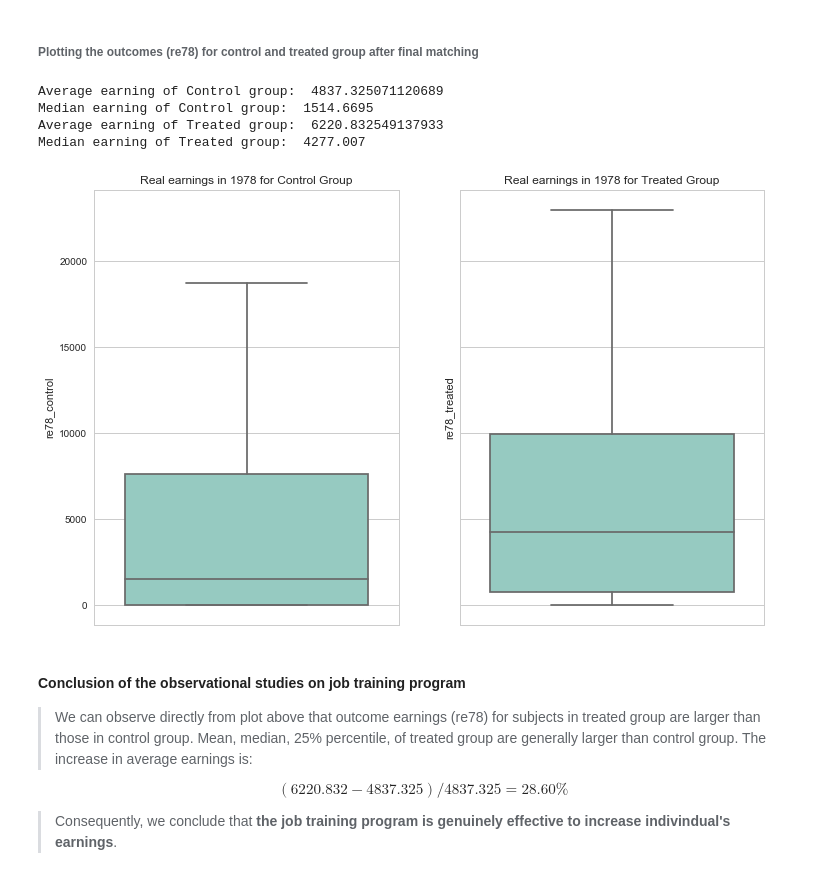
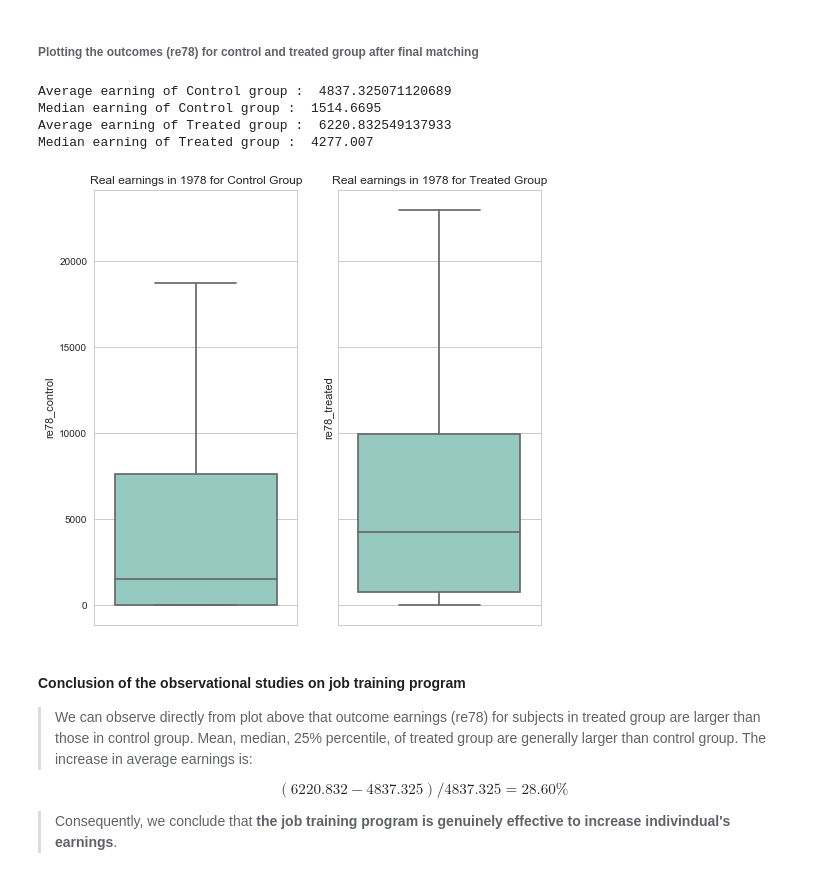
Before and after one commit to sanadhis/ADA-2017, a Jupyter notebook: 04 - Applied ML/Homework04.ipynb, the cells around one changed output. Saved outputs shown, nothing was run; the diff lists cells and outputs as text; code cells hidden in the pictures.

```diff
--- a/04 - Applied ML/Homework04.ipynb
+++ b/04 - Applied ML/Homework04.ipynb
@@ -23,0 +138,15 @@ sns.set(style="whitegrid")
+# %%
+def plot_re78_distribution(df, str_flag=""):
+    # draw 1 x 2 plot
+    fig, (ax1, ax2) = plt.subplots(ncols=2, sharey=True)
+    fig.set_size_inches(8, 8)
+    ax1 = sns.boxplot(y = 're78_control' , data=df, ax = ax1, palette="Set3", showfliers=False)
+    ax1.set_title("Real earnings in 1978 for Control Group")
+
+    ax2 = sns.boxplot(y = 're78_treated' , data=df, ax = ax2, palette="Set3", showfliers=False)
+    ax2.set_title("Real earnings in 1978 for Treated Group")
+
+    print("Average earning of Control group " + str_flag + ": ",df['re78_control'].mean())
+    print("Median earning of Control group " + str_flag + ": ",df['re78_control'].median())
+    print("Average earning of Treated group " + str_flag + ": ",df['re78_treated'].mean())
+    print("Median earning of Treated group " + str_flag + ": ",df['re78_treated'].median())
@@ -996,26 +1002,14 @@ df_prop_fm.describe()
 | max | 23764.800000 | 26817.600000 |
 # %% [markdown]
 ###### Plotting the outcomes (re78) for control and treated group after final matching
-# %%
-# draw 1 x 2 plot
-fig, (ax1, ax2) = plt.subplots(ncols=2, sharey=True)
-fig.set_size_inches(12, 8)
-ax1 = sns.boxplot(y = 're78_control' , data=df_prop_fm, ax = ax1, palette="Set3", showfliers=False)
-ax1.set_title("Real earnings in 1978 for Control Group")
-
-ax2 = sns.boxplot(y = 're78_treated' , data=df_prop_fm, ax = ax2, palette="Set3", showfliers=False)
-ax2.set_title("Real earnings in 1978 for Treated Group")
-
-print("Average earning of Control group: ",df_prop_fm['re78_control'].mean())
-print("Median earning of Control group: ",df_prop_fm['re78_control'].median())
-print("Average earning of Treated group: ",df_prop_fm['re78_treated'].mean())
-print("Median earning of Treated group: ",df_prop_fm['re78_treated'].median())
-# %% [output]
-Average earning of Control group:  4837.325071120689
-Median earning of Control group:  1514.6695
-Average earning of Treated group:  6220.832549137933
-Median earning of Treated group:  4277.007
-[figure, removed]
+# %%
+plot_re78_distribution(df_prop_fm)
+# %% [output]
+Average earning of Control group :  4837.325071120689
+Median earning of Control group :  1514.6695
+Average earning of Treated group :  6220.832549137933
+Median earning of Treated group :  4277.007
+[figure, added]
 # %% [markdown]
 #### Conclusion of the observational studies on job training program
 > We can observe directly from plot above that outcome earnings (re78) for subjects in treated group are larger than those in control group. Mean, median, 25% percentile, of treated group are generally larger than control group. The increase in average earnings is:
```
Also changed, not shown: parts of 32 cells of this notebook.
